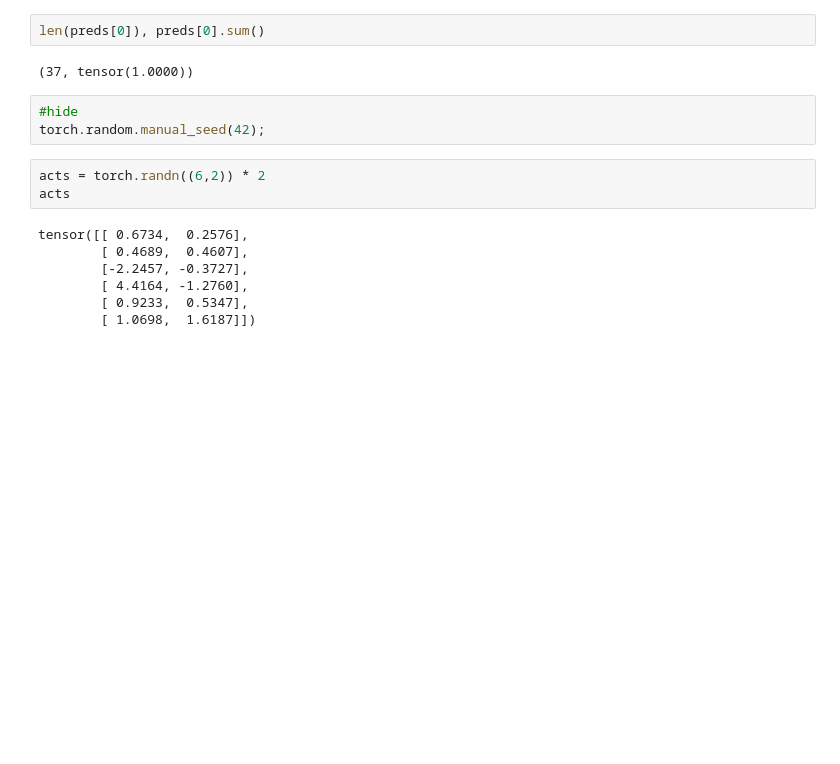
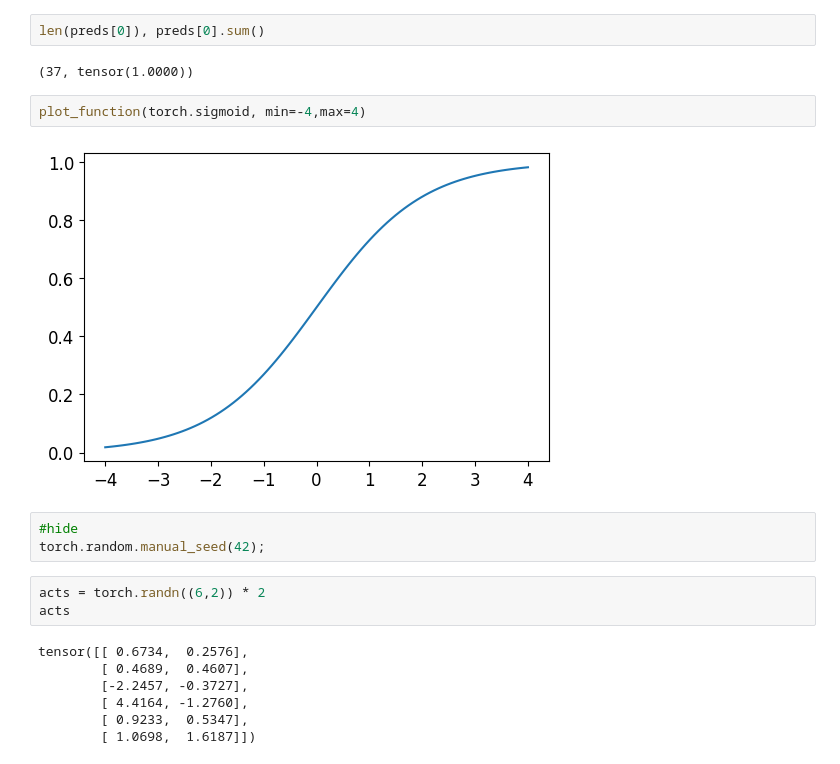
Before and after one commit to rainfd/fastbook, a Jupyter notebook: 05_pra.ipynb, the cells around one changed output. Saved outputs shown, nothing was run; the diff lists cells and outputs as text; blank space fills up the shorter version.

```diff
--- a/05_pra.ipynb
+++ b/05_pra.ipynb
@@ -117,6 +76,10 @@ tensor([2.2001e-03, 2.7872e-05, 6.6383e-04, 2.8203e-04, 1.0311e-03, 7.8968e-05,
 len(preds[0]), preds[0].sum()
 # %% [output]
 (37, tensor(1.0000))
+# %%
+plot_function(torch.sigmoid, min=-4,max=4)
+# %% [output]
+[figure, added]
 # %%
 #hide
 torch.random.manual_seed(42);
```
Also changed, not shown: parts of 25 cells of this notebook.
